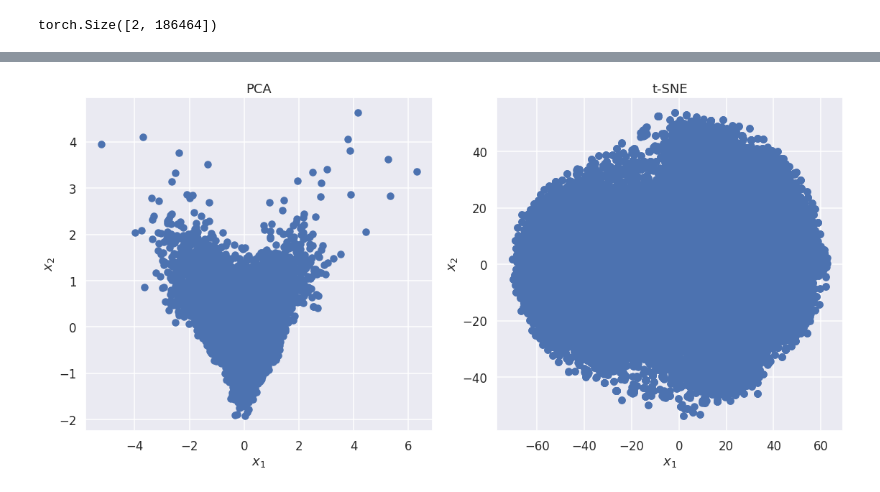
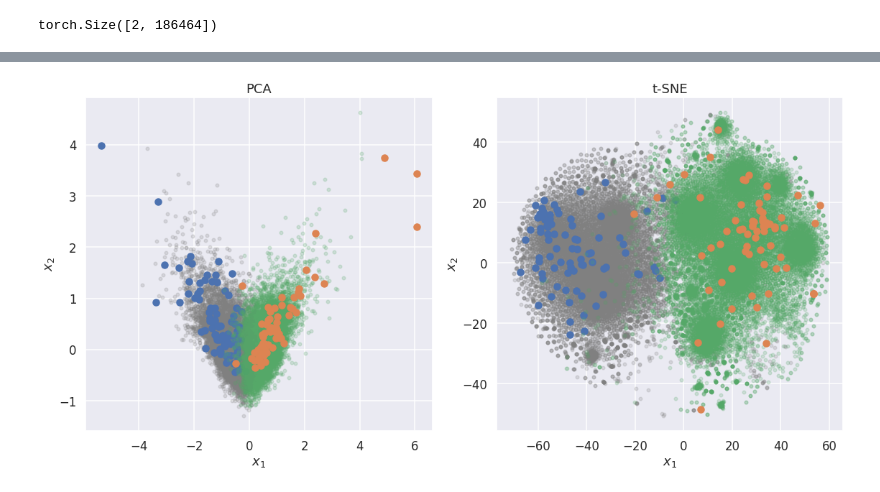
Before and after one commit to benjaminocampo/diplodatos_graphs, a Jupyter notebook: Practico2_punto_5.ipynb, the cells around one changed output, grey strips where cells are left out. Drawn from its saved outputs; the diff is of its cells as text; code cells hidden in the pictures.

```diff
--- a/Practico2_punto_5.ipynb
+++ b/Practico2_punto_5.ipynb
@@ -124,0 +116,6 @@ larg_G
+# %%
+dtypes = {'comm_1': str}
+comm_1 = pd.read_csv(io.StringIO(uploaded['comm_1.csv'].decode('utf-8')),dtype=dtypes)
+# %%
+from google.colab import files
+uploaded = files.upload()
@@ -125,3 +125,6 @@ larg_G
+# %%
+dtypes = {'comm_2': str}
+comm_2 = pd.read_csv(io.StringIO(uploaded['comm_2.csv'].decode('utf-8')),dtype=dtypes)
 # %% [markdown]
 ## Actividades
 # %% [markdown]
@@ -212,27 +218,41 @@ tsne = TSNE(n_components=2, learning_rate='auto', init='pca', random_state=22).f
+# %%
+#Generamos las listas de clases y comunidades para graficar
+etiquetas_0 = [i for i, v in enumerate(larg_G.nodes()) if v in (list(df_etiq[df_etiq['Clase']==0]['user']))]
+etiquetas_1 = [i for i, v in enumerate(larg_G.nodes()) if v in (list(df_etiq[df_etiq['Clase']==1]['user']))]
+
+comunid_1 = [i for i, v in enumerate(larg_G.nodes()) if v in (list(comm_1['comm_1']))]
+comunid_2 = [i for i, v in enumerate(larg_G.nodes()) if v in (list(comm_2['comm_2']))]
 # %%
-#def add_labels(larg_G, pos, ax):
-#   labels = [v for v in larg_G.nodes()]
-#    for i in range(larg_G.number_of_nodes()):
-#        x, y = pos[i]
-#        label = labels[i]
-#        ax.text(x, y, label)
-
-#color = ['C0' if elem == 'Mr. Hi' else 'C1' for elem in membership]
+color = 'C0'
 ncols = 2
 fig, axes = plt.subplots(figsize=(8*ncols, 8), ncols=2)
 ax = axes[0]
 ax.set_xlabel(r'$x_1$')
 ax.set_ylabel(r'$x_2$')
 ax.set_title('PCA')
-ax.scatter(pca[:,0], pca[:,1])
-#add_labels(larg_G, pca, ax)
+x, y = pca[comunid_2][:,0],pca[comunid_2][:,1]
+ax.scatter(x,y, c='gray', marker='.', alpha=0.2)
+x, y = pca[etiquetas_0][:,0],pca[etiquetas_0][:,1]
+ax.scatter(x,y, c='C0')
+x, y = pca[comunid_1][:,0],pca[comunid_1][:,1]
+ax.scatter(x,y, c='C2', marker='.', alpha=0.2)
+x, y = pca[etiquetas_1][:,0],pca[etiquetas_1][:,1]
+ax.scatter(x,y, c='C1')
+
 ax = axes[1]
 ax.set_xlabel(r'$x_1$')
 ax.set_ylabel(r'$x_2$')
 ax.set_title('t-SNE')
-ax.scatter(tsne[:,0], tsne[:,1])
-#add_labels(larg_G, tsne, ax)
+x, y = tsne[comunid_2][:,0],tsne[comunid_2][:,1]
+ax.scatter(x,y, c='gray', marker='.', alpha=0.2)
+x, y = tsne[etiquetas_0][:,0],tsne[etiquetas_0][:,1]
+ax.scatter(x,y,c='C0')
+x, y = tsne[comunid_1][:,0],tsne[comunid_1][:,1]
+ax.scatter(x,y, c='C2', marker='.', alpha=0.2)
+x, y = tsne[etiquetas_1][:,0],tsne[etiquetas_1][:,1]
+ax.scatter(x,y,c='C1')
+
 plt.tight_layout()
 plt.show()
 # %% [output]
-[figure, old version]
+[figure, new version]
```
Also changed, not shown: parts of 25 cells of this notebook.
